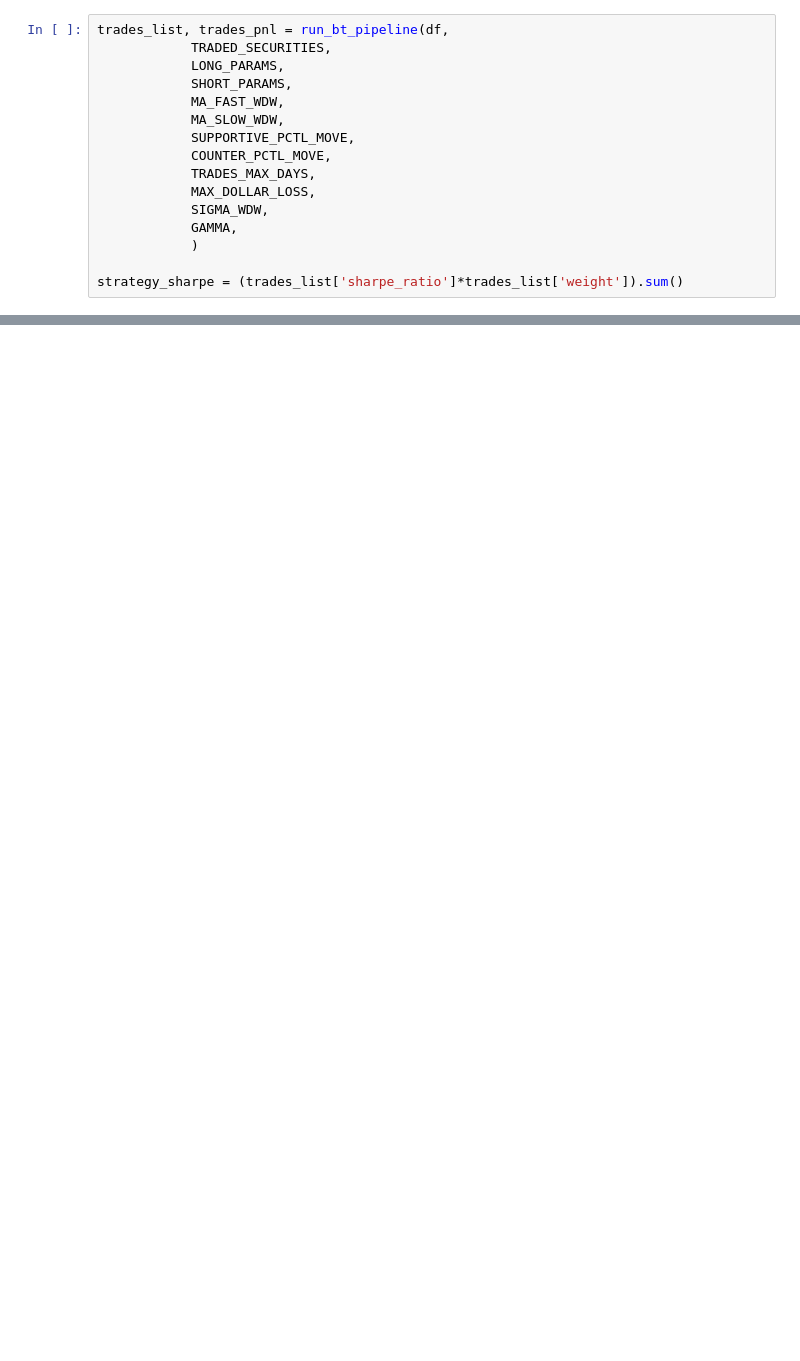
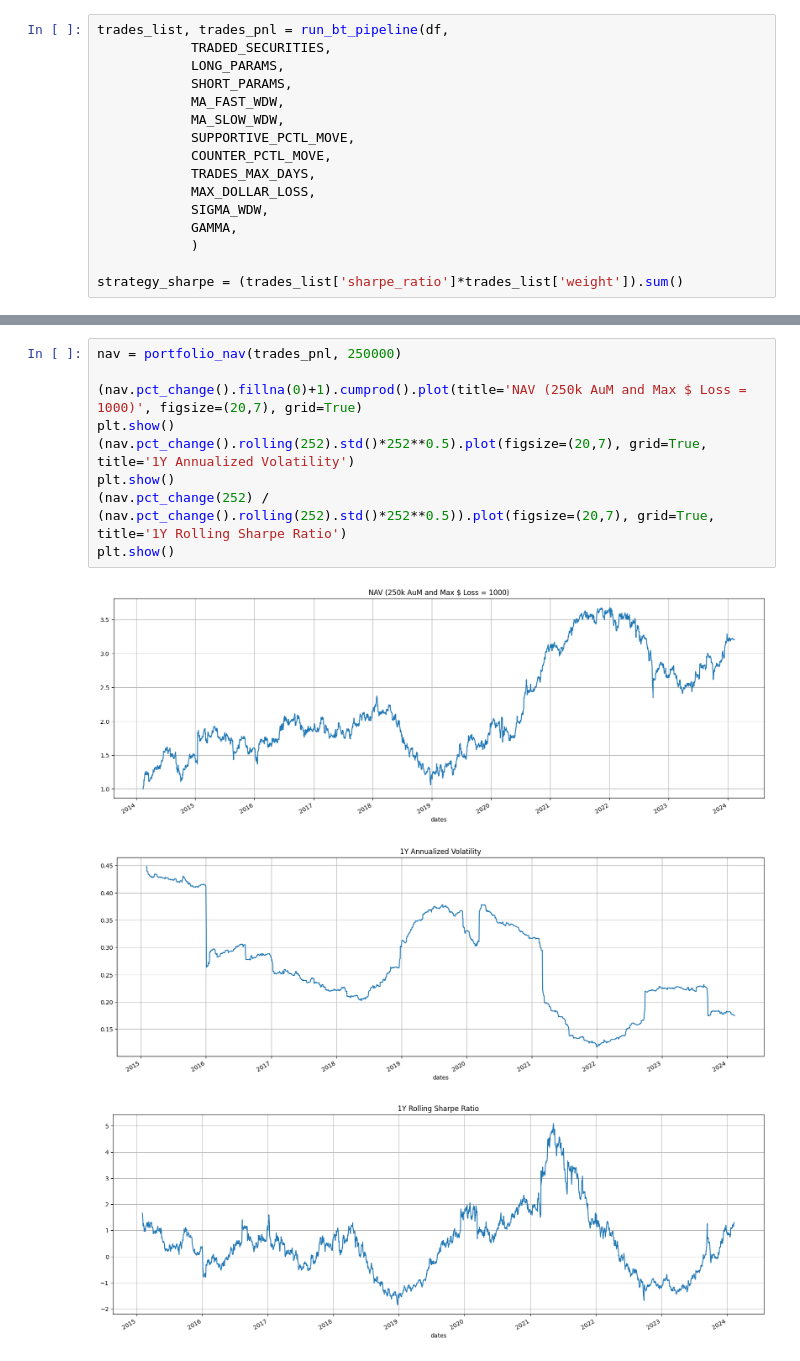
Before and after one commit to vcnzbrgd/Mean-Reverting-Strategy-and-Trades-Optimal-Sizing, a Jupyter notebook: mean_reverting_strategy.ipynb, the cells around one changed output, grey strips where cells are left out. Saved outputs shown, nothing was run; the diff lists cells and outputs as text; blank space fills up the shorter version.

```diff
--- a/mean_reverting_strategy.ipynb
+++ b/mean_reverting_strategy.ipynb
@@ -172 +91,15 @@ print('5th percentile:', round(trades_list['daily_return'].quantile(0.05), 4))
 5th percentile: -0.017
+# %%
+nav = portfolio_nav(trades_pnl, 250000)
+
+(nav.pct_change().fillna(0)+1).cumprod().plot(title='NAV (250k AuM and Max $ Loss = 1000)', figsize=(20,7), grid=True)
+plt.show()
+(nav.pct_change().rolling(252).std()*252**0.5).plot(figsize=(20,7), grid=True, title='1Y Annualized Volatility')
+plt.show()
+(nav.pct_change(252) /
+(nav.pct_change().rolling(252).std()*252**0.5)).plot(figsize=(20,7), grid=True, title='1Y Rolling Sharpe Ratio')
+plt.show()
+# %% [output]
+[figure, added]
+[figure, added]
+[figure, added]
```
Also changed, not shown: parts of 13 cells of this notebook, 1 other file.
